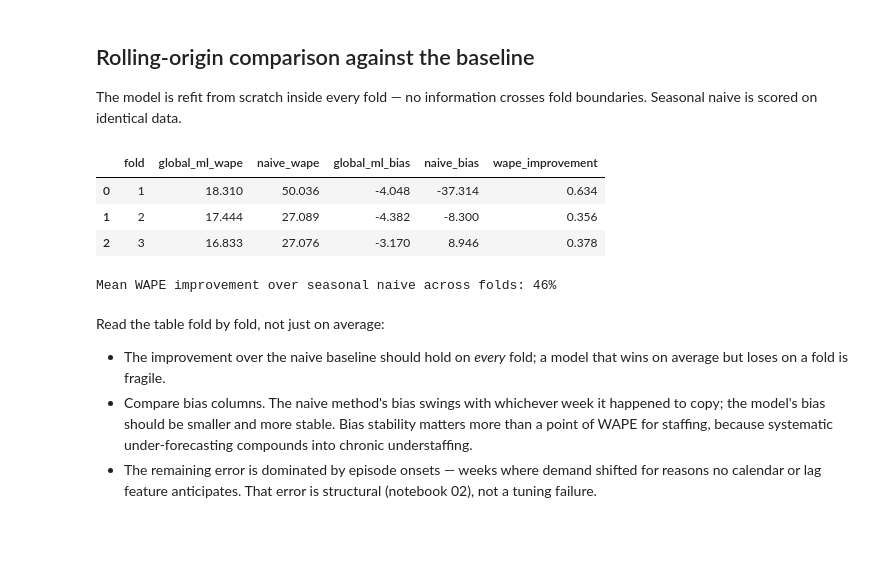
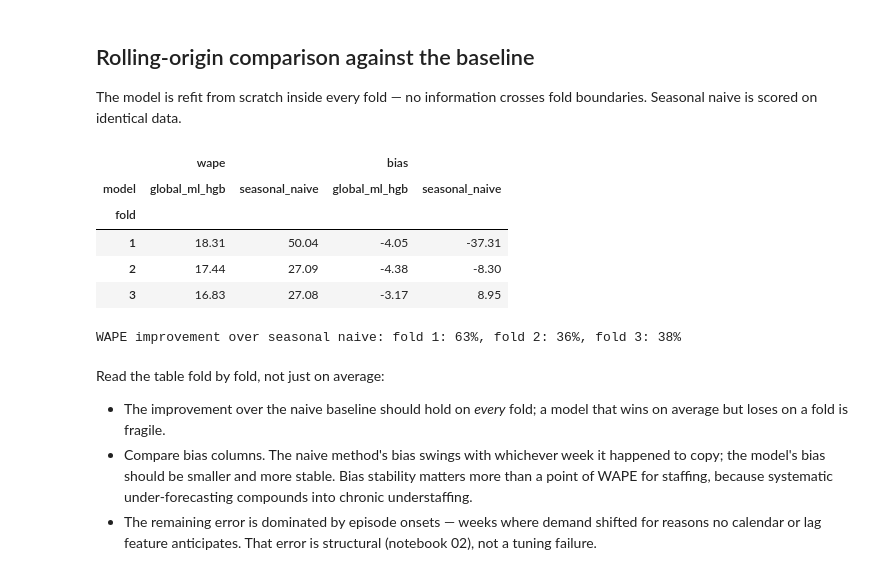
Before and after one commit to DiogoRibeiro7/clinic-forecasting-platform, a Jupyter notebook: notebooks/04_global_ml_forecaster_xgboost_style.ipynb, the cells around one changed output. Saved outputs shown, nothing was run; the diff lists cells and outputs as text; code cells hidden in the pictures; blank space fills up the shorter version.

```diff
--- a/notebooks/04_global_ml_forecaster_xgboost_style.ipynb
+++ b/notebooks/04_global_ml_forecaster_xgboost_style.ipynb
@@ -81,44 +81,51 @@ splitter.summary(usage)
 The model is refit from scratch inside every fold — no information crosses
 fold boundaries. Seasonal naive is scored on identical data.
 # %%
-fold_rows = []
-last_scored = None
+from clinic_forecast.evaluation import evaluate_forecasts
+
+scored_folds = []
 for train, test, fold in splitter.split(usage):
     model = GlobalMLForecaster()
     model.fit(train)
 
     combined = pd.concat([train, test], ignore_index=True).sort_values(["clinic_id", "date"])
     predictions = model.predict_known_future(combined)
     predictions = predictions[predictions["date"] >= fold.test_start]
 
     scored = test.merge(
-        predictions[["clinic_id", "date", "forecast"]], on=["clinic_id", "date"], how="inner"
+        predictions[["clinic_id", "date", "forecast", "model"]],
+        on=["clinic_id", "date"], how="inner",
     )
-    naive = seasonal_naive_forecast(train=train, future=test)
-    scored_naive = test.merge(naive, on=["clinic_id", "date"], how="left")
+    scored_naive = test.merge(
+        seasonal_naive_forecast(train=train, future=test),
+        on=["clinic_id", "date"], how="left",
+    )
+    for frame in (scored, scored_naive):
+        frame["fold"] = fold.fold_id
+    scored_folds.extend([scored, scored_naive])
 
-    ml_metrics = compute_metrics(scored["visits"], scored["forecast"])
-    nv_metrics = compute_metrics(scored_naive["visits"], scored_naive["forecast"])
-    fold_rows.append({
-        "fold": fold.fold_id,
-        "global_ml_wape": ml_metrics.wape, "naive_wape": nv_metrics.wape,
-        "global_ml_bias": ml_metrics.bias, "naive_bias": nv_metrics.bias,
-    })
-    last_scored = scored
-
-fold_results = pd.DataFrame(fold_rows)
-fold_results["wape_improvement"] = 1 - fold_results["global_ml_wape"] / fold_results["naive_wape"]
-fold_results.round(3)
+scored_folds = pd.concat(scored_folds, ignore_index=True)
+fold_metrics = evaluate_forecasts(scored_folds, group_cols=["fold"])
+fold_metrics.pivot(index="fold", columns="model", values=["wape", "bias"]).round(2)
 # %% [output]
-|  | fold | global_ml_wape | naive_wape | global_ml_bias | naive_bias | wape_improvement |
-| 0 | 1 | 18.310 | 50.036 | -4.048 | -37.314 | 0.634 |
-| 1 | 2 | 17.444 | 27.089 | -4.382 | -8.300 | 0.356 |
-| 2 | 3 | 16.833 | 27.076 | -3.170 | 8.946 | 0.378 |
+|  | wape |  | bias |  |
+| model | global_ml_hgb | seasonal_naive | global_ml_hgb | seasonal_naive |
+| fold |  |  |  |  |
+| 1 | 18.31 | 50.04 | -4.05 | -37.31 |
+| 2 | 17.44 | 27.09 | -4.38 | -8.30 |
+| 3 | 16.83 | 27.08 | -3.17 | 8.95 |
 # %%
-mean_improvement = fold_results["wape_improvement"].mean()
-print(f"Mean WAPE improvement over seasonal naive across folds: {mean_improvement:.0%}")
+wide = fold_metrics.pivot(index="fold", columns="model", values="wape")
+improvement = 1 - wide["global_ml_hgb"] / wide["seasonal_naive"]
+print("WAPE improvement over seasonal naive: "
+      + ", ".join(f"fold {i}: {v:.0%}" for i, v in improvement.items()))
+
+last_fold_id = scored_folds["fold"].max()
+last_scored = scored_folds[
+    (scored_folds["fold"] == last_fold_id) & (scored_folds["model"] == "global_ml_hgb")
+]
 # %% [output]
-Mean WAPE improvement over seasonal naive across folds: 46%
+WAPE improvement over seasonal naive: fold 1: 63%, fold 2: 36%, fold 3: 38%
 # %% [markdown]
 Read the table fold by fold, not just on average:
 
```
Also changed, not shown: parts of 1 cell of this notebook, 4 other files.
